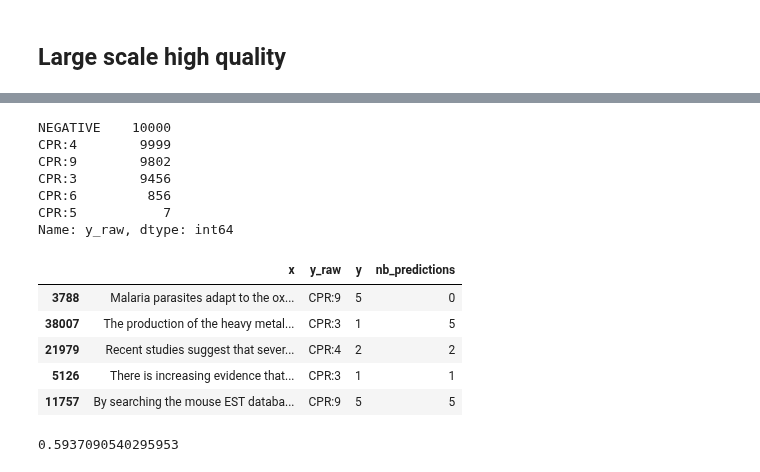
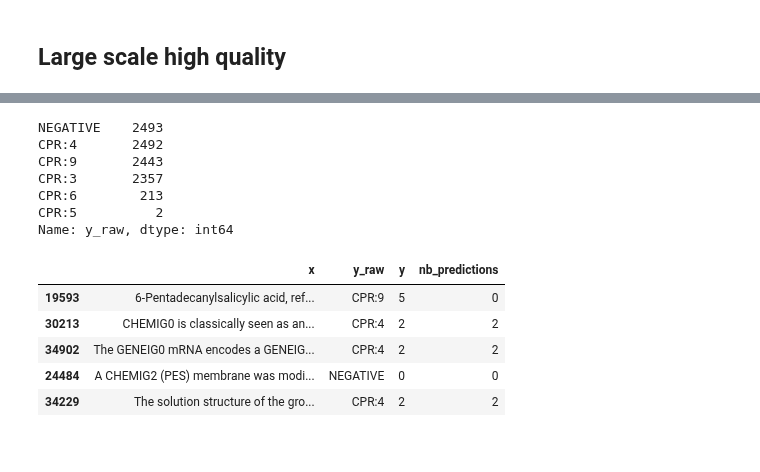
Before and after one commit to elangovana/bert-shortcuts, a Jupyter notebook: notebooks/chemprot_shortcut_analysis.ipynb, the cells around one changed output, grey strips where cells are left out. Saved outputs shown, nothing was run; the diff lists cells and outputs as text; code cells hidden in the pictures.

Commit message:
Add random runs

```diff
--- a/notebooks/chemprot_shortcut_analysis.ipynb
+++ b/notebooks/chemprot_shortcut_analysis.ipynb
@@ -1187,8 +1187,26 @@ Naive Bayes + Tree & weighted avg &      53.5 &   54.0 &     51.8 &    5744 \\
 | weighted avg | Naive Bayes + Tree | weighted avg | 0.535106 | 0.539519 | 0.518357 | 5744.000000 |
 # %% [markdown]
 ## Large scale high quality
+# %%
+import random
+def randomly_sample(df, max_sample = 10000, seed=None):
+    frac = max_sample/len(df)
+    return df.groupby('y', group_keys=False).apply(lambda x: x.sample(frac=frac, random_state=seed)).copy()
+
+
+def multiple_random_sample_runs(df, max_sample = 10000, runs=10) :
+    random.seed(42)
+    result = []
+    for i in range(runs):
+        new_seed = random.randint(10,1000)
+        sample_df = randomly_sample(df, seed = new_seed)
+
+        result.append(sample_df)
+    return result
 # %%
 df_highquality = load_valtest_pred(local_highquality_file)\
                 .pipe(add_span_genes_chem)\
                # .pipe(filter_include_max_word_len, 19)
+# %%
+random_runs = multiple_random_sample_runs(df_highquality, runs=10)
 # %%
@@ -1233,26 +1255,19 @@ Index(['x', 'y', 'y_raw', 'abstract_id', 'abstract', 'participant1_id',
 # %%
-df_highquality.y_raw.value_counts()
+random_runs[0].y_raw.value_counts()
 # %% [output]
-NEGATIVE    10000
-CPR:4        9999
-CPR:9        9802
-CPR:3        9456
-CPR:6         856
-CPR:5           7
+NEGATIVE    2493
+CPR:4       2492
+CPR:9       2443
+CPR:3       2357
+CPR:6        213
+CPR:5          2
 Name: y_raw, dtype: int64
 # %%
-df_highquality.query("x_span_word_len < 15").sample(n=5)[["x","y_raw","y","nb_predictions"]]
+random_runs[0].query("x_span_word_len < 15").sample(n=5)[["x","y_raw","y","nb_predictions"]]
 # %% [output]
 |  | x | y_raw | y | nb_predictions |
-| 3788 | Malaria parasites adapt to the ox... | CPR:9 | 5 | 0 |
-| 38007 | The production of the heavy metal... | CPR:3 | 1 | 5 |
-| 21979 | Recent studies suggest that sever... | CPR:4 | 2 | 2 |
-| 5126 | There is increasing evidence that... | CPR:3 | 1 | 1 |
-| 11757 | By searching the mouse EST databa... | CPR:9 | 5 | 5 |
+| 19593 | 6-Pentadecanylsalicylic acid, ref... | CPR:9 | 5 | 0 |
+| 30213 | CHEMIG0 is classically seen as an... | CPR:4 | 2 | 2 |
+| 34902 | The GENEIG0 mRNA encodes a GENEIG... | CPR:4 | 2 | 2 |
+| 24484 | A CHEMIG2 (PES) membrane was modi... | NEGATIVE | 0 | 0 |
+| 34229 | The solution structure of the gro... | CPR:4 | 2 | 2 |
-# %%
-p1 = get_top_discrimintary_keywords(result_highquality_bp[NAIVE_BAYES]["m"],4)
-p2 = get_top_discrimintary_keywords(train_result[NAIVE_BAYES]["m"],4)
-
-kl_divergence(p1,p2)
-# %% [output]
-0.5937090540295953
```
Also changed, not shown: parts of 32 cells of this notebook.
